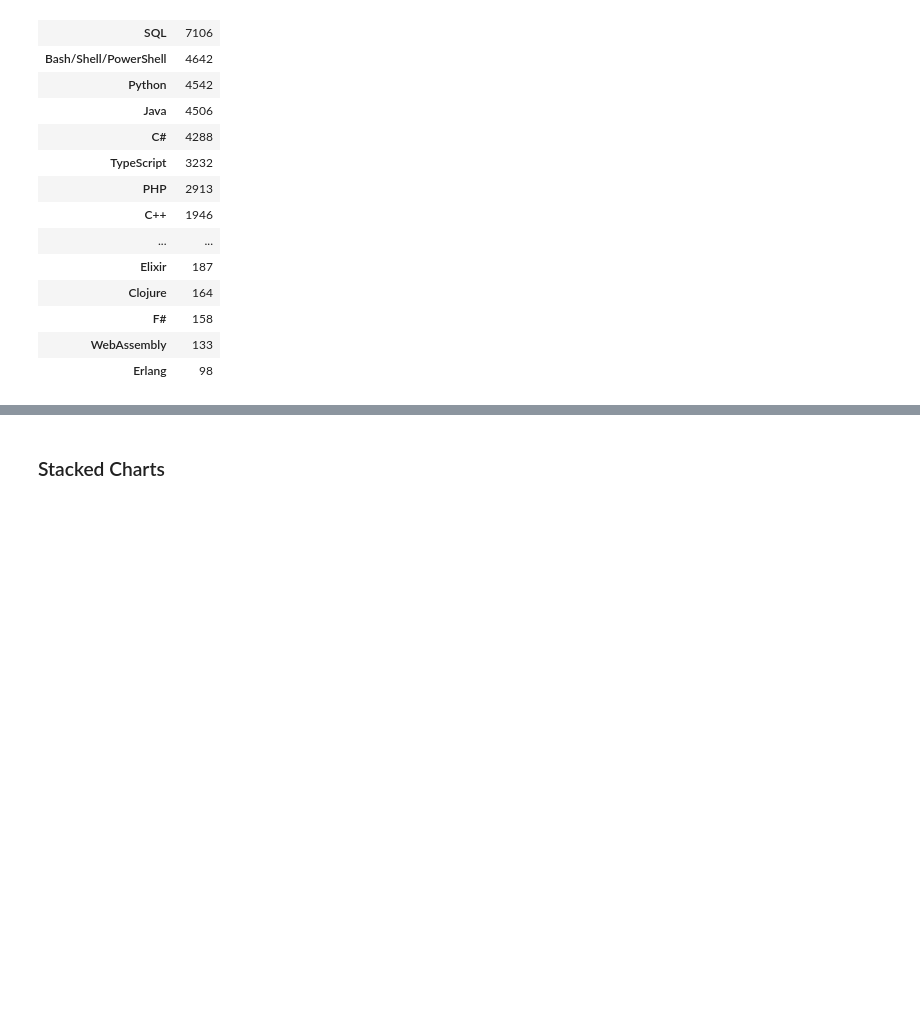
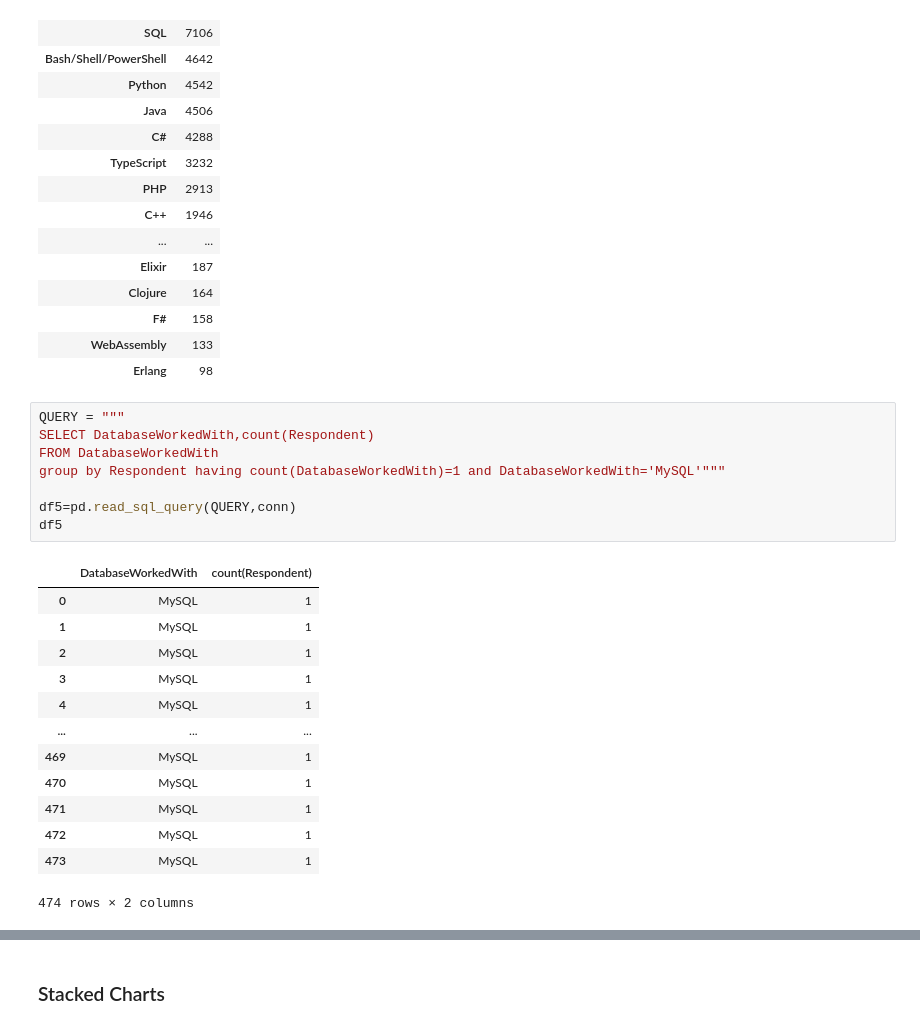
Before and after one commit to danwas915/testrep, a Jupyter notebook: M4DataVisualization-lab.ipynb, the cells around one changed output, grey strips where cells are left out. Cells and saved outputs as stored; diff of their text form; blank space fills up the shorter version.

```diff
--- a/M4DataVisualization-lab.ipynb
+++ b/M4DataVisualization-lab.ipynb
@@ -325,6 +325,28 @@ df4
 | F# | 158 |
 | WebAssembly | 133 |
 | Erlang | 98 |
+# %%
+QUERY = """
+SELECT DatabaseWorkedWith,count(Respondent)
+FROM DatabaseWorkedWith
+group by Respondent having count(DatabaseWorkedWith)=1 and DatabaseWorkedWith='MySQL'"""
+
+df5=pd.read_sql_query(QUERY,conn)
+df5
+# %% [output]
+|  | DatabaseWorkedWith | count(Respondent) |
+| 0 | MySQL | 1 |
+| 1 | MySQL | 1 |
+| 2 | MySQL | 1 |
+| 3 | MySQL | 1 |
+| 4 | MySQL | 1 |
+| ... | ... | ... |
+| 469 | MySQL | 1 |
+| 470 | MySQL | 1 |
+| 471 | MySQL | 1 |
+| 472 | MySQL | 1 |
+| 473 | MySQL | 1 |
+474 rows × 2 columns
 # %%
 QUERY = """
 
```
Also changed, not shown: parts of 1 cell of this notebook.
